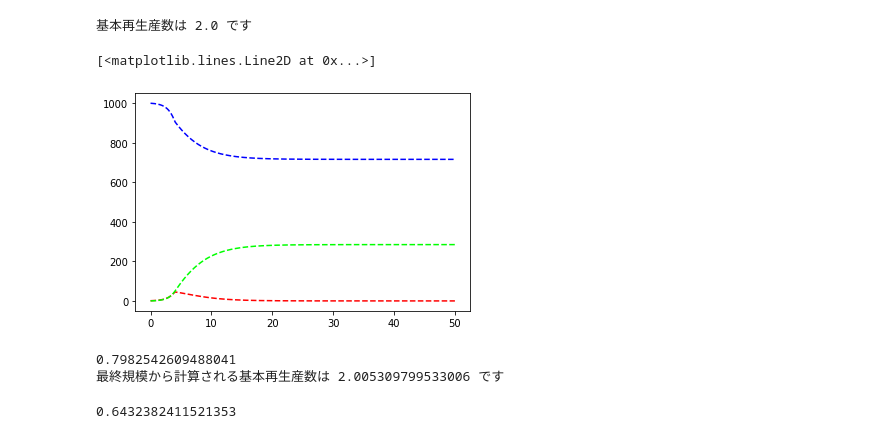
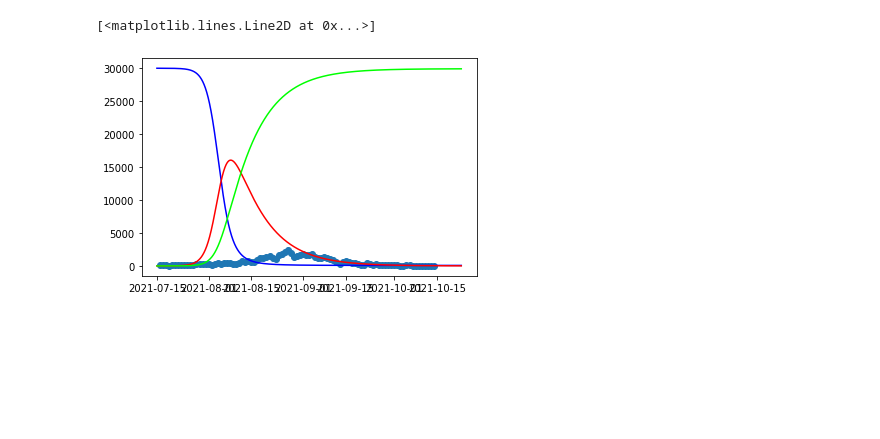
Before and after one commit to iwanaminami/tokuronX2021, a Jupyter notebook: SIR.ipynb, the cells around one changed output. Cells and saved outputs as stored; diff of their text form; code cells hidden in the pictures; blank space fills up the shorter version.

```diff
--- a/SIR.ipynb
+++ b/SIR.ipynb
@@ -77,54 +127,9 @@ plt.plot(tList, zList, color="#00ff00")
-# %%
-# SIRモデル
-beta = 0.002
-gamma = 1
-x0 = 1000
-y0 = 1
-z0 = 0
-
-r0 = beta*x0/gamma
-print("基本再生産数は",r0,"です")
-
-dt = 0.0001
-t= 0
-x = x0
-y = y0
-z = z0
-xList2 = [x]
-yList2 = [y]
-zList2 = [z]
-tList2 = [t]
-for i in range(500000):
-    t = dt*(i+1)
-    if t > 4:
-      beta = 0.002*0.5
-
-    xx = x + dt*(-beta*x*y)
-    yy = y + dt*(beta*x*y-gamma*y)
-    zz = z + dt*(gamma*y)
-    x = xx
-    y=yy
-    z=zz
-    tList2.append(t)
-    xList2.append(x)
-    yList2.append(y)
-    zList2.append(z)
-plt.plot(tList2, xList2, color="#0000ff", linestyle="dashed")
-plt.plot(tList2, yList2, color="#ff0000", linestyle="dashed")
-plt.plot(tList2, zList2, color="#00ff00", linestyle="dashed")
-# %% [output]
-基本再生産数は 2.0 です
-[<matplotlib.lines.Line2D at 0x...>]
-[figure, removed]
-# %%
-# 最終規模から基本再生産数の計算
-fs = zList[-1]/(xList[-1]+yList[-1]+zList[-1])
-r0fs = -math.log(1-fs)/fs
-print("最終規模から計算される基本再生産数は",r0fs,"です")
-# %% [output]
-0.7982542609488041
-最終規模から計算される基本再生産数は 2.005309799533006 です
-# %%
-1 - zList2[-1]/zList[-1]
-# %% [output]
-0.6432382411521353
+# %%
+# 全てプロット
+plt.scatter(data_infected_aichi_5th['Date'], data_infected_aichi_5th['Newly confirmed cases'])
+plt.plot(tList, xList, color="#0000ff")
+plt.plot(tList, yList, color="#ff0000")
+plt.plot(tList, zList, color="#00ff00")
+# %% [output]
+[<matplotlib.lines.Line2D at 0x...>]
+[figure, added]
```
Also changed, not shown: parts of 6 cells of this notebook.
